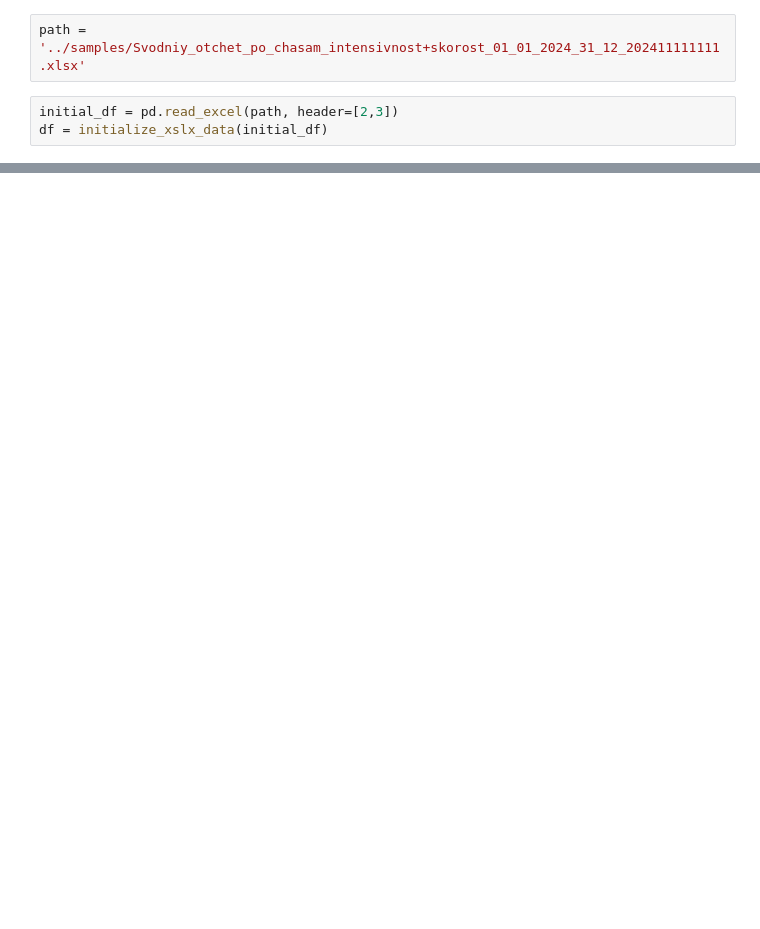
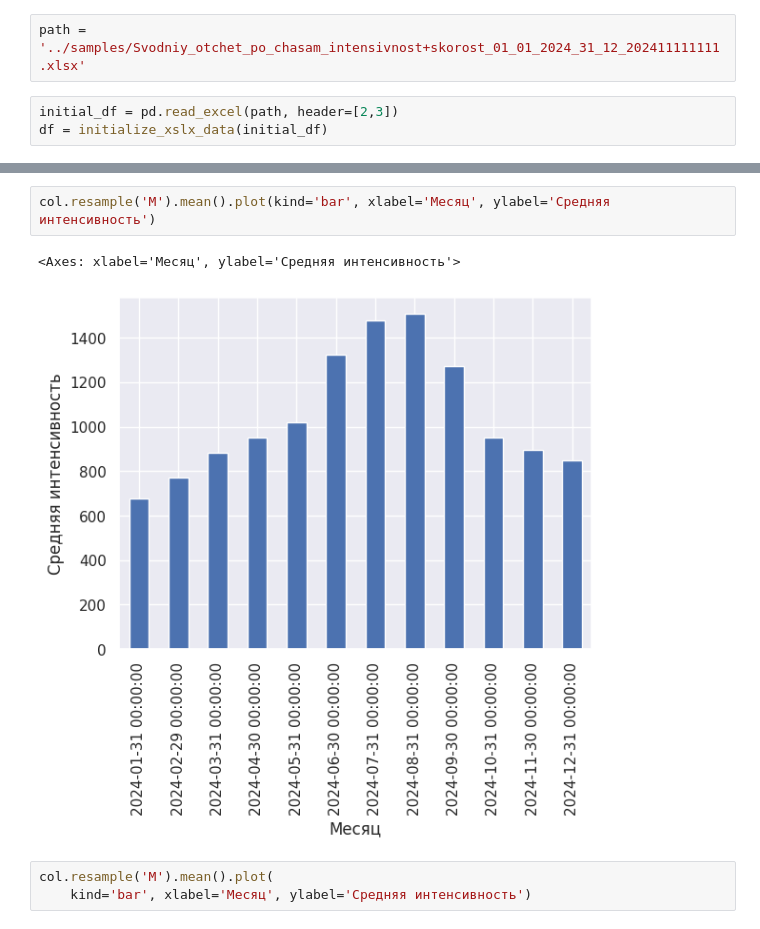
Before and after one commit to BlackKingWhitePawn/transportation, a Jupyter notebook: reports/01_data_format.ipynb, the cells around one changed output, grey strips where cells are left out. Drawn from its saved outputs; the diff is of its cells as text; blank space fills up the shorter version.

```diff
--- a/reports/01_data_format.ipynb
+++ b/reports/01_data_format.ipynb
@@ -26,0 +46,8 @@ df
+# %%
+col.resample('M').mean().plot(kind='bar', xlabel='Месяц', ylabel='Средняя интенсивность')
+# %% [output]
+<Axes: xlabel='Месяц', ylabel='Средняя интенсивность'>
+[figure, added]
+# %%
+col.resample('M').mean().plot(
+    kind='bar', xlabel='Месяц', ylabel='Средняя интенсивность')
```
Also changed, not shown: parts of 9 cells of this notebook, 2 other files.
